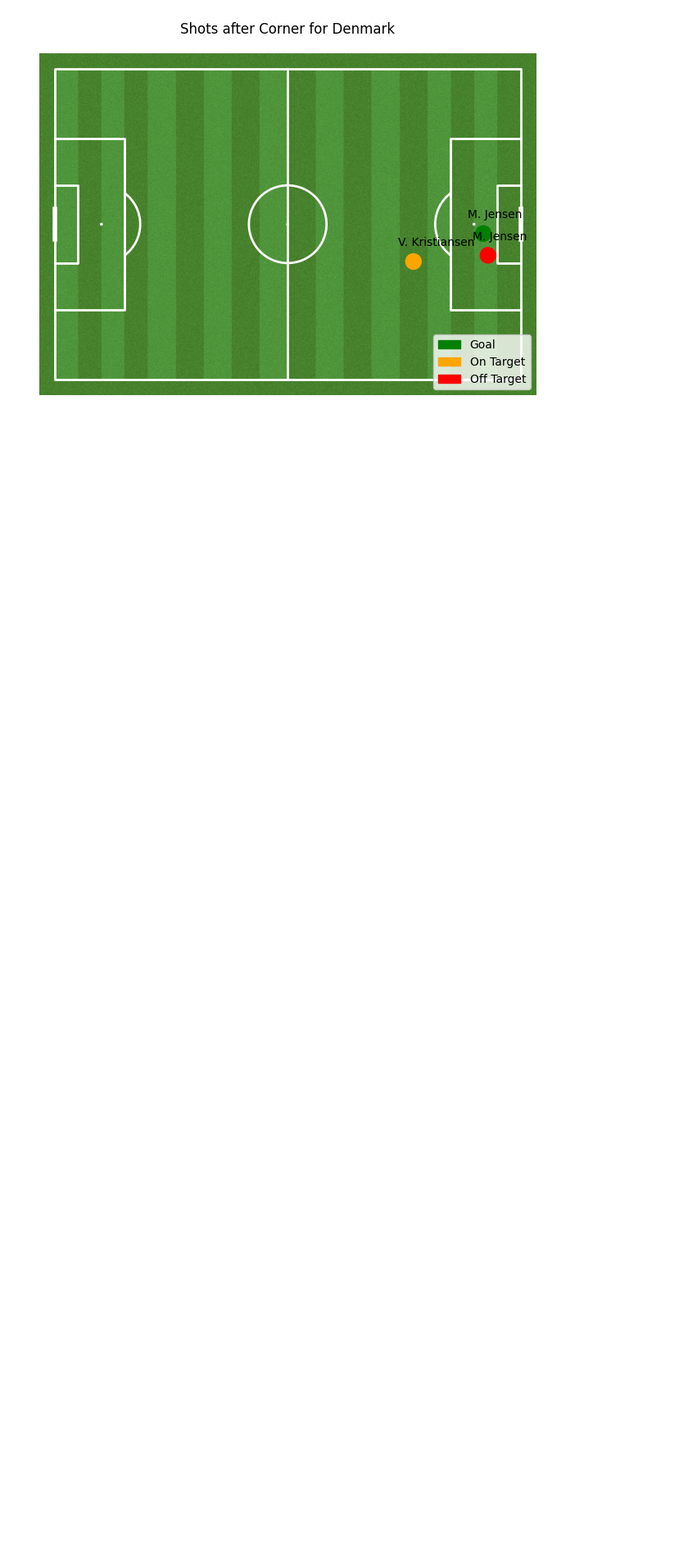
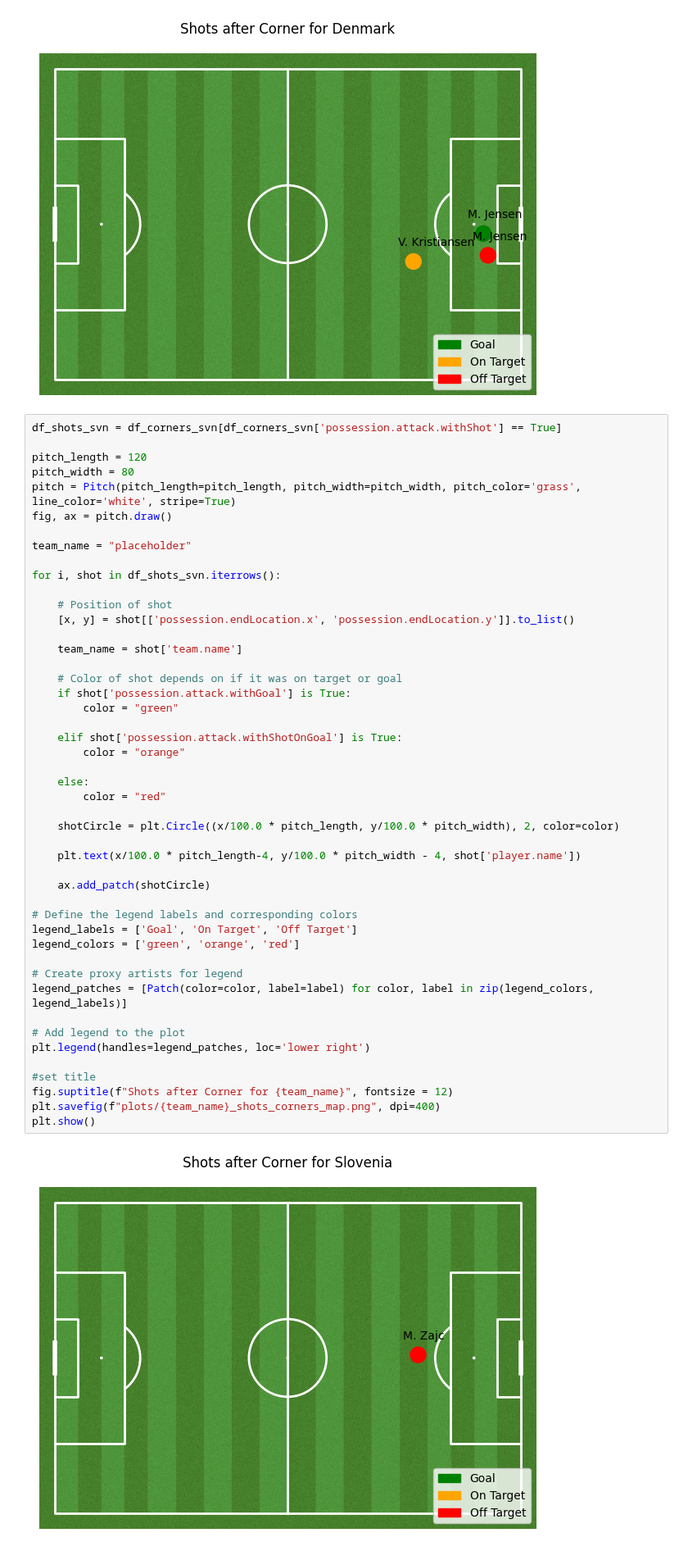
Before and after one commit to ngroggy/SoccerAnalytics, a Jupyter notebook: notebooks/5-setplays_ng.ipynb, the cells around one changed output. Shown at 82% size. Cells and saved outputs as stored; diff of their text form; blank space fills up the shorter version.

Commit message:
corner analysis with shot map

```diff
--- a/notebooks/5-setplays_ng.ipynb
+++ b/notebooks/5-setplays_ng.ipynb
@@ -294,6 +294,55 @@ plt.savefig(f"plots/{teamname}_shots_corners_map.png", dpi=400)
 plt.show()
 # %% [output]
 [figure]
+# %%
+df_shots_svn = df_corners_svn[df_corners_svn['possession.attack.withShot'] == True]
+
+pitch_length = 120
+pitch_width = 80
+pitch = Pitch(pitch_length=pitch_length, pitch_width=pitch_width, pitch_color='grass', line_color='white', stripe=True)
+fig, ax = pitch.draw()
+
+team_name = "placeholder"
+
+for i, shot in df_shots_svn.iterrows():
+
+    # Position of shot
+    [x, y] = shot[['possession.endLocation.x', 'possession.endLocation.y']].to_list()
+
+    team_name = shot['team.name']
+
+    # Color of shot depends on if it was on target or goal
+    if shot['possession.attack.withGoal'] is True:
+        color = "green"
+
+    elif shot['possession.attack.withShotOnGoal'] is True:
+        color = "orange"
+
+    else:
+        color = "red"
+
+    shotCircle = plt.Circle((x/100.0 * pitch_length, y/100.0 * pitch_width), 2, color=color)
+
+    plt.text(x/100.0 * pitch_length-4, y/100.0 * pitch_width - 4, shot['player.name'])
+
+    ax.add_patch(shotCircle)
+
+# Define the legend labels and corresponding colors
+legend_labels = ['Goal', 'On Target', 'Off Target']
+legend_colors = ['green', 'orange', 'red']
+
+# Create proxy artists for legend
+legend_patches = [Patch(color=color, label=label) for color, label in zip(legend_colors, legend_labels)]
+
+# Add legend to the plot
+plt.legend(handles=legend_patches, loc='lower right')
+
+#set title
+fig.suptitle(f"Shots after Corner for {team_name}", fontsize = 12)
+plt.savefig(f"plots/{team_name}_shots_corners_map.png", dpi=400)
+plt.show()
+# %% [output]
+[figure, added]
 # %% [markdown]
 ### 5.2 Penalties
 # %%
```
Also changed, not shown: 2 other files.
